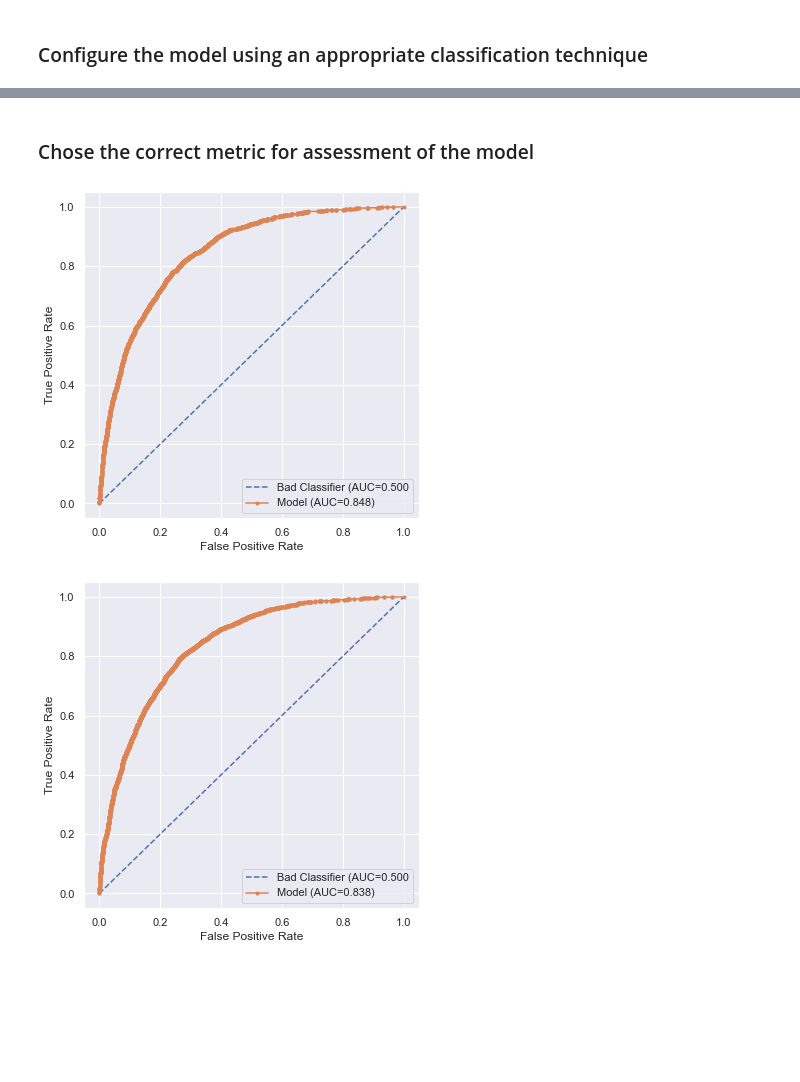
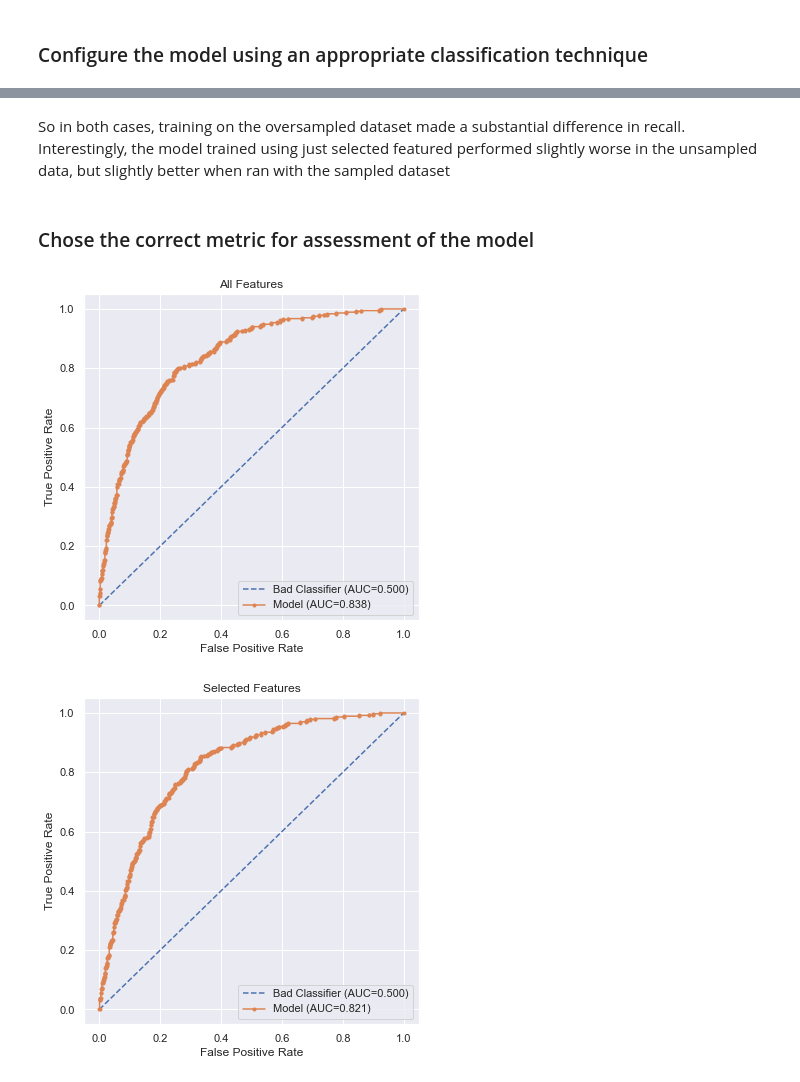
Before and after one commit to GiuseppeManai/ysc4224, a Jupyter notebook: 2.Churn_Model/team3/ChurnModel.ipynb, the cells around one changed output, grey strips where cells are left out. Cells and saved outputs as stored; diff of their text form; code cells hidden in the pictures; blank space fills up the shorter version.

Commit message:
Test data is not sampled

```diff
--- a/2.Churn_Model/team3/ChurnModel.ipynb
+++ b/2.Churn_Model/team3/ChurnModel.ipynb
@@ -918,0 +904,26 @@ So in both cases, training on the oversampled dataset made a substantial differe
+# %%
+# Now we compare how models trained on all features vs on selected features performs predictions - using the oversampled data
+
+print("Training on all features:\n")
+
+x_train = train_df.drop(['Churn', 'TotalServices', 'NewCustomer', 'LivingAlone'], axis = 1)
+y_train = train_df['Churn']
+x_test = test_df.drop(['Churn', 'TotalServices', 'NewCustomer', 'LivingAlone'], axis = 1)
+y_test = test_df['Churn']
+
+lr = LogisticRegression(solver = 'liblinear')
+lr.fit(x_train, y_train)
+y_pred = lr.predict(x_test)
+print(classification_report(y_test, y_pred))
+
+print("Training on selected features:\n")
+
+sel_x_train = sel_train_df.drop(['Churn', 'TotalServices', 'NewCustomer', 'LivingAlone'], axis = 1)
+sel_y_train = sel_train_df['Churn']
+sel_x_test = sel_test_df.drop(['Churn', 'TotalServices', 'NewCustomer', 'LivingAlone'], axis = 1)
+sel_y_test = sel_test_df['Churn']
+
+lr = LogisticRegression(solver = 'liblinear')
+lr.fit(sel_x_train, sel_y_train)
+sel_y_pred = lr.predict(sel_x_test)
+print(classification_report(sel_y_test, sel_y_pred))
@@ -919,3 +948,5 @@ So in both cases, training on the oversampled dataset made a substantial differe
+# %% [markdown]
+So in both cases, training on the oversampled dataset made a substantial difference in recall. Interestingly, the model trained using just selected featured performed slightly worse in the unsampled data, but slightly better when ran with the sampled dataset
 # %% [markdown]
 ### Chose the correct metric for assessment of the model
 # %%
@@ -924,65 +955,67 @@ So in both cases, training on the oversampled dataset made a substantial differe
 from sklearn.metrics import classification_report, roc_curve, roc_auc_score
 
 lr = LogisticRegression(solver = 'liblinear')
-lr.fit(ori_x_oversampled, ori_y_oversampled)
+lr.fit(x_train, y_train)
 
 # Probabilities for positive outcomes
-lr_probs = lr.predict_proba(ori_x)[:, 1]
+lr_probs = lr.predict_proba(x_test)[:, 1]
 
 # 50-50 Chance (Bad Classifier)
-bc_probs = [0 for _ in range(len(ori_y))]
+bc_probs = [0 for _ in range(len(y_test))]
 
 # Calculate AUC Scores and ROC Curves
-bc_auc = roc_auc_score(ori_y, bc_probs)
-lr_auc = roc_auc_score(ori_y, lr_probs)
+bc_auc = roc_auc_score(y_test, bc_probs)
+lr_auc = roc_auc_score(y_test, lr_probs)
 
-bc_fpr, bc_tpr, bc_thresh = roc_curve(ori_y, bc_probs)
-lr_fpr, lr_tpr, lr_thresh = roc_curve(ori_y, lr_probs)
+bc_fpr, bc_tpr, bc_thresh = roc_curve(y_test, bc_probs)
+lr_fpr, lr_tpr, lr_thresh = roc_curve(y_test, lr_probs)
 
 # Plot
 
 sns.set(rc={'figure.figsize':(6,6)})
 
 # plot the roc curve for the model
-plt.plot(bc_fpr, bc_tpr, linestyle='--', label='Bad Classifier (AUC=%.3f' % (bc_auc))
+plt.plot(bc_fpr, bc_tpr, linestyle='--', label='Bad Classifier (AUC=%.3f)' % (bc_auc))
 plt.plot(lr_fpr, lr_tpr, marker='.', label='Model (AUC=%.3f)' % (lr_auc))
 
 plt.xlabel('False Positive Rate')
 plt.ylabel('True Positive Rate')
+plt.title('All Features')
 plt.legend()
 plt.show()
 # %% [output]
-[figure, old version]
+[figure, new version]
 # %%
 # Calculating ROC for model trained on selected features (oversampled)
 
 lr = LogisticRegression(solver = 'liblinear')
-lr.fit(sel_x_oversampled, sel_y_oversampled)
+lr.fit(sel_x_train, sel_y_train)
 
 # Probabilities for positive outcomes
-lr_probs = lr.predict_proba(sel_x)[:, 1]
+lr_probs = lr.predict_proba(sel_x_test)[:, 1]
 
 # 50-50 Chance (Bad Classifier)
-bc_probs = [0 for _ in range(len(sel_y))]
+bc_probs = [0 for _ in range(len(sel_y_test))]
 
 # Calculate AUC Scores and ROC Curves
-bc_auc = roc_auc_score(ori_y, bc_probs)
-lr_auc = roc_auc_score(ori_y, lr_probs)
+bc_auc = roc_auc_score(sel_y_test, bc_probs)
+lr_auc = roc_auc_score(sel_y_test, lr_probs)
 
-bc_fpr, bc_tpr, bc_thresh = roc_curve(ori_y, bc_probs)
-lr_fpr, lr_tpr, lr_thresh = roc_curve(ori_y, lr_probs)
+bc_fpr, bc_tpr, bc_thresh = roc_curve(sel_y_test, bc_probs)
+lr_fpr, lr_tpr, lr_thresh = roc_curve(sel_y_test, lr_probs)
 
 # Plot
 
 sns.set(rc={'figure.figsize':(6,6)})
 
 # plot the roc curve for the model
-plt.plot(bc_fpr, bc_tpr, linestyle='--', label='Bad Classifier (AUC=%.3f' % (bc_auc))
+plt.plot(bc_fpr, bc_tpr, linestyle='--', label='Bad Classifier (AUC=%.3f)' % (bc_auc))
 plt.plot(lr_fpr, lr_tpr, marker='.', label='Model (AUC=%.3f)' % (lr_auc))
 
 plt.xlabel('False Positive Rate')
 plt.ylabel('True Positive Rate')
+plt.title('Selected Features')
 plt.legend()
 plt.show()
 # %% [output]
-[figure, old version]
+[figure, new version]
```
Also changed, not shown: parts of 13 cells of this notebook.
